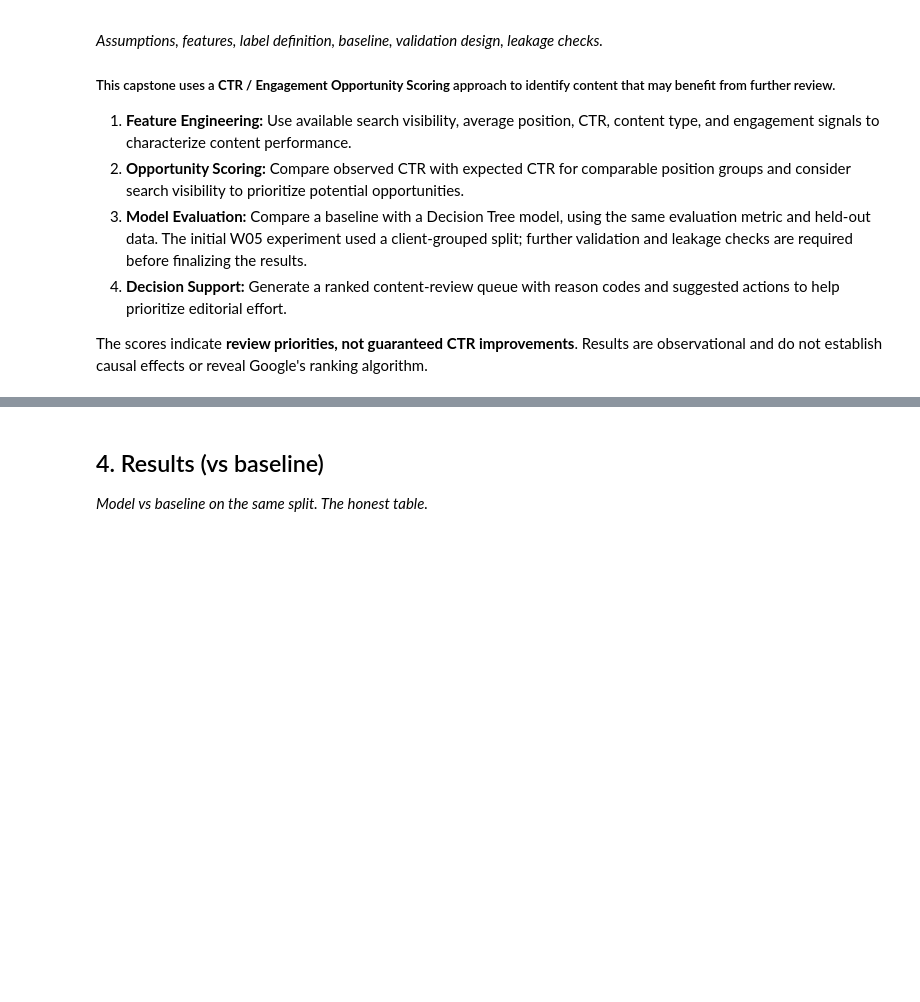
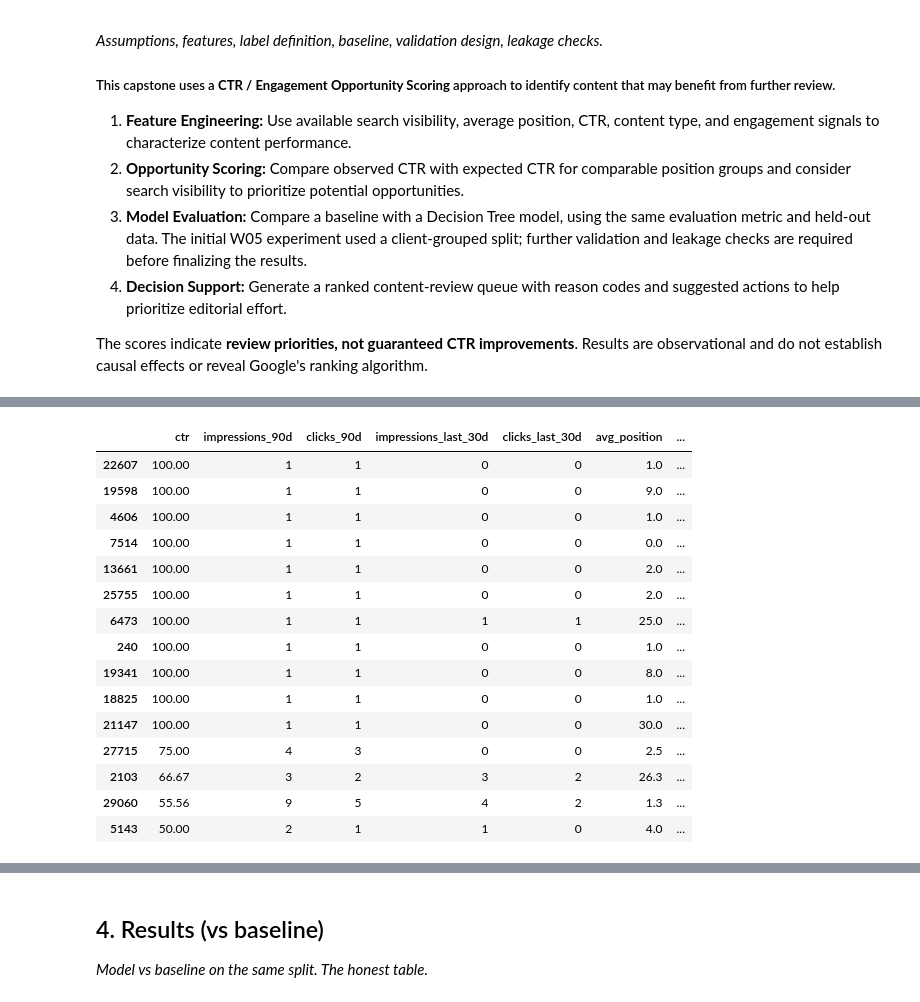
Before and after one commit to Gunjannn07/FlyRank1, a Jupyter notebook: work/notebooks/capstone.ipynb, the cells around one changed output, grey strips where cells are left out. Drawn from its saved outputs; the diff is of its cells as text; code cells hidden in the pictures; blank space fills up the shorter version.

```diff
--- a/work/notebooks/capstone.ipynb
+++ b/work/notebooks/capstone.ipynb
@@ -114,0 +221,34 @@ The scores indicate **review priorities, not guaranteed CTR improvements**. Resu
+# %%
+# Inspecting the largest CTR values and their associated clicks
+cols_to_check = [
+    "ctr",
+    "impressions_90d",
+    "clicks_90d",
+    "impressions_last_30d",
+    "clicks_last_30d",
+    "avg_position",
+    "search_volume"
+]
+
+display(
+    df[cols_to_check]
+    .sort_values("ctr", ascending=False)
+    .head(15)
+)
+# %% [output]
+|  | ctr | impressions_90d | clicks_90d | impressions_last_30d | clicks_last_30d | avg_position | ... |
+| 22607 | 100.00 | 1 | 1 | 0 | 0 | 1.0 | ... |
+| 19598 | 100.00 | 1 | 1 | 0 | 0 | 9.0 | ... |
+| 4606 | 100.00 | 1 | 1 | 0 | 0 | 1.0 | ... |
+| 7514 | 100.00 | 1 | 1 | 0 | 0 | 0.0 | ... |
+| 13661 | 100.00 | 1 | 1 | 0 | 0 | 2.0 | ... |
+| 25755 | 100.00 | 1 | 1 | 0 | 0 | 2.0 | ... |
+| 6473 | 100.00 | 1 | 1 | 1 | 1 | 25.0 | ... |
+| 240 | 100.00 | 1 | 1 | 0 | 0 | 1.0 | ... |
+| 19341 | 100.00 | 1 | 1 | 0 | 0 | 8.0 | ... |
+| 18825 | 100.00 | 1 | 1 | 0 | 0 | 1.0 | ... |
+| 21147 | 100.00 | 1 | 1 | 0 | 0 | 30.0 | ... |
+| 27715 | 75.00 | 4 | 3 | 0 | 0 | 2.5 | ... |
+| 2103 | 66.67 | 3 | 2 | 3 | 2 | 26.3 | ... |
+| 29060 | 55.56 | 9 | 5 | 4 | 2 | 1.3 | ... |
+| 5143 | 50.00 | 2 | 1 | 1 | 0 | 4.0 | ... |
```
Also changed, not shown: parts of 7 cells of this notebook.
